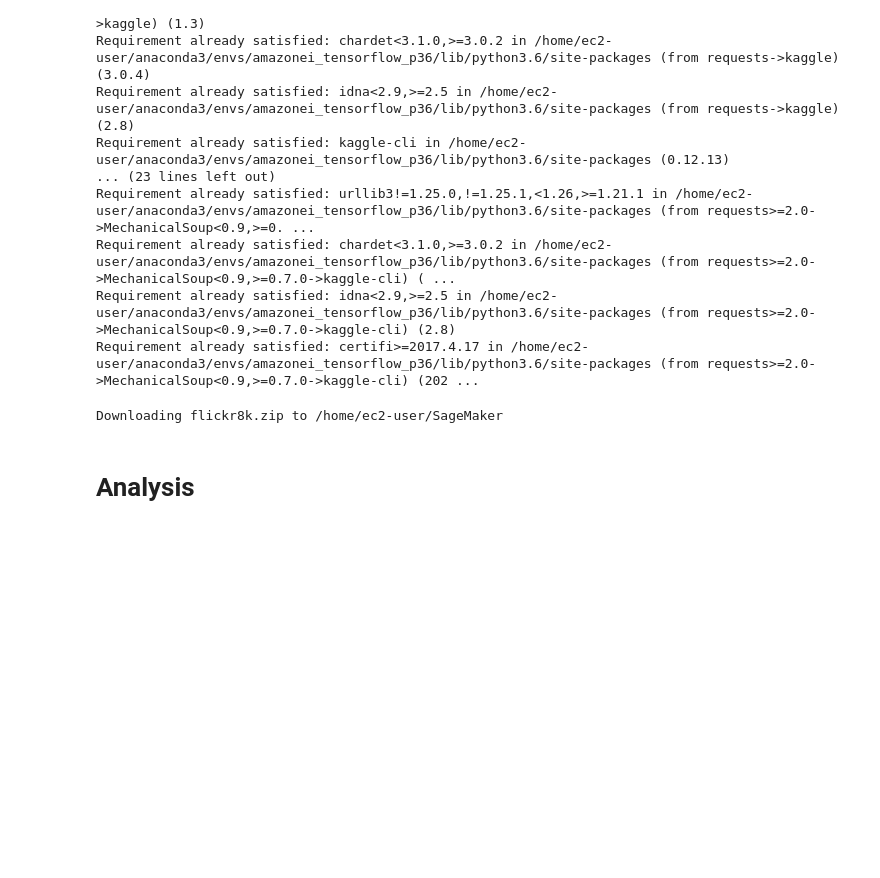
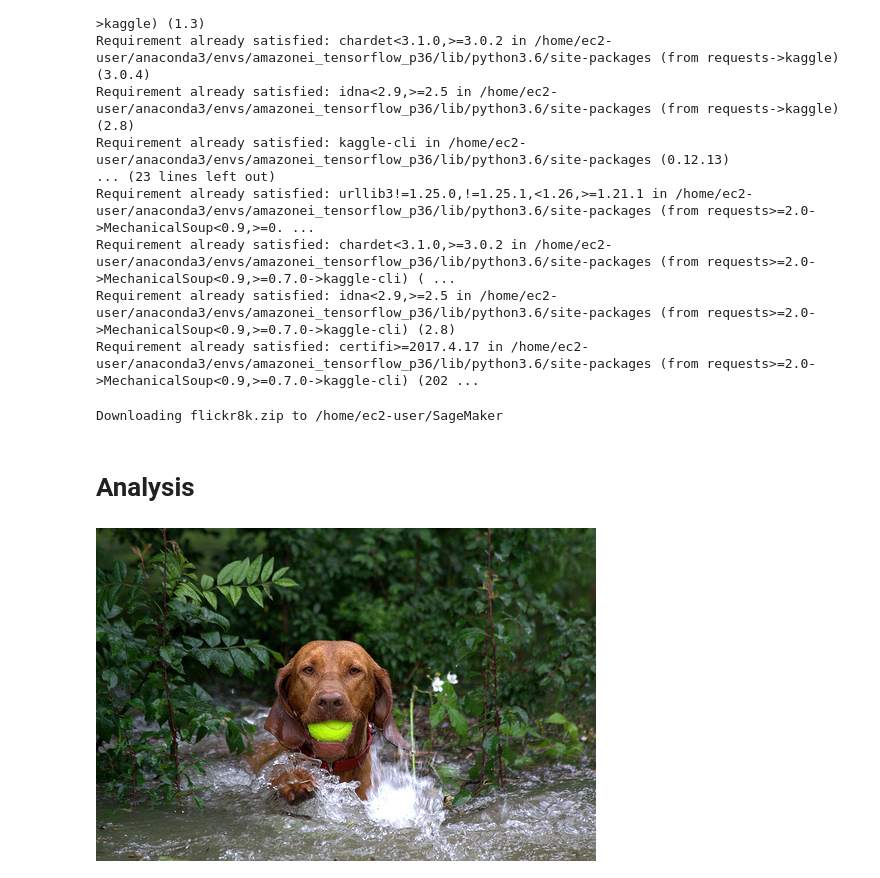
Before and after one commit to prashantchandel97/crispy-broccoli, a Jupyter notebook: Capstone.ipynb, the cells around one changed output. Cells and saved outputs as stored; diff of their text form; code cells hidden in the pictures; blank space fills up the shorter version.

```diff
--- a/Capstone.ipynb
+++ b/Capstone.ipynb
@@ -49,3 +49,9 @@ Requirement already satisfied: certifi>=2017.4.17 in /home/ec2-user/anaconda3/en
 Downloading flickr8k.zip to /home/ec2-user/SageMaker
 # %% [markdown]
 # Analysis
+# %%
+# Data Exploration
+from PIL import Image
+Image.open('./Images/1130369873_d80a1aa59c.jpg')
+# %% [output]
+[figure, added]
```
Also changed, not shown: parts of 59 cells of this notebook, 5 other files.
